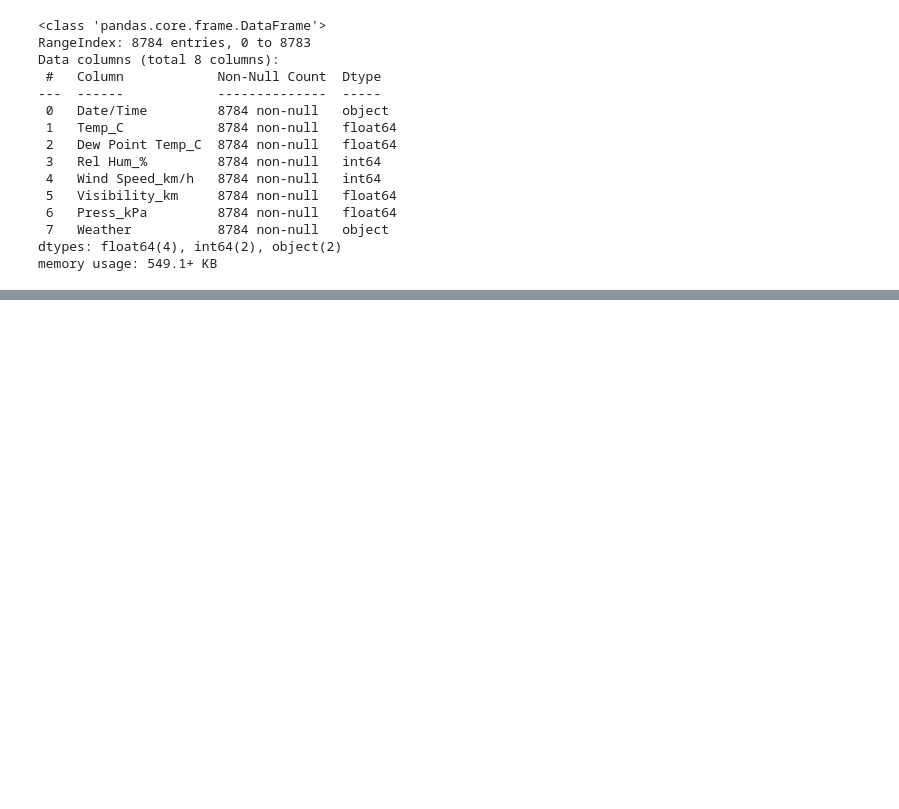
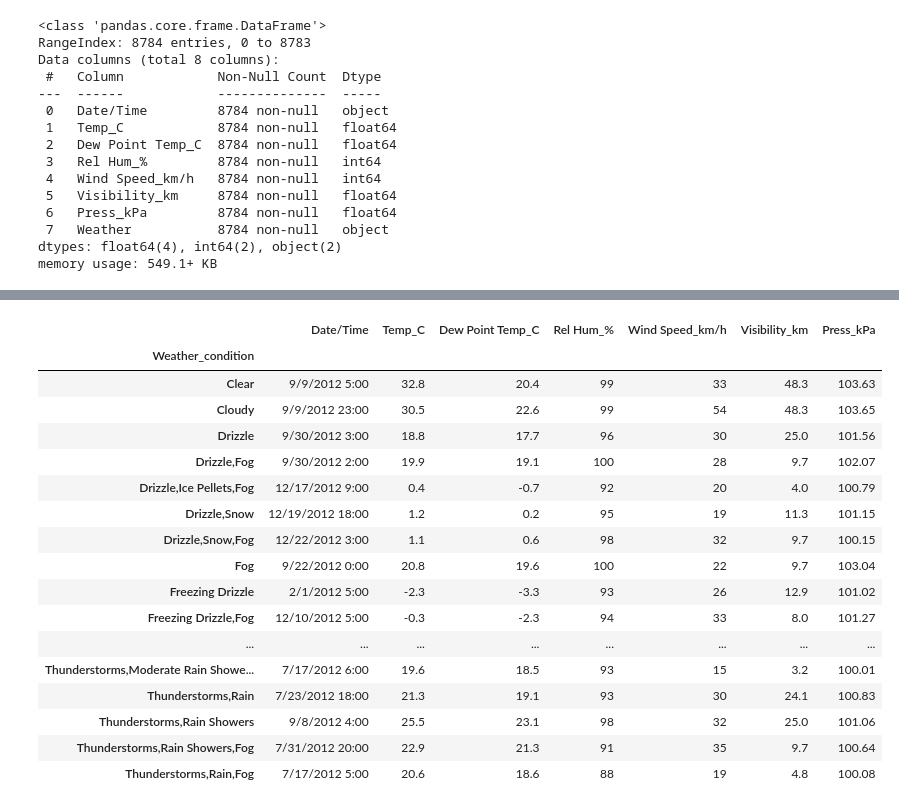
Before and after one commit to hkapri/Projects, a Jupyter notebook: weather_data_analysis/weather_data.ipynb, the cells around one changed output, grey strips where cells are left out. Saved outputs shown, nothing was run; the diff lists cells and outputs as text; code cells hidden in the pictures; blank space fills up the shorter version.

```diff
--- a/weather_data_analysis/weather_data.ipynb
+++ b/weather_data_analysis/weather_data.ipynb
@@ -181,0 +388,23 @@ memory usage: 549.1+ KB
+# %%
+# Max Values
+
+data.groupby('Weather_condition').max()
+# %% [output]
+|  | Date/Time | Temp_C | Dew Point Temp_C | Rel Hum_% | Wind Speed_km/h | Visibility_km | Press_kPa |
+| Weather_condition |  |  |  |  |  |  |  |
+| Clear | 9/9/2012 5:00 | 32.8 | 20.4 | 99 | 33 | 48.3 | 103.63 |
+| Cloudy | 9/9/2012 23:00 | 30.5 | 22.6 | 99 | 54 | 48.3 | 103.65 |
+| Drizzle | 9/30/2012 3:00 | 18.8 | 17.7 | 96 | 30 | 25.0 | 101.56 |
+| Drizzle,Fog | 9/30/2012 2:00 | 19.9 | 19.1 | 100 | 28 | 9.7 | 102.07 |
+| Drizzle,Ice Pellets,Fog | 12/17/2012 9:00 | 0.4 | -0.7 | 92 | 20 | 4.0 | 100.79 |
+| Drizzle,Snow | 12/19/2012 18:00 | 1.2 | 0.2 | 95 | 19 | 11.3 | 101.15 |
+| Drizzle,Snow,Fog | 12/22/2012 3:00 | 1.1 | 0.6 | 98 | 32 | 9.7 | 100.15 |
+| Fog | 9/22/2012 0:00 | 20.8 | 19.6 | 100 | 22 | 9.7 | 103.04 |
+| Freezing Drizzle | 2/1/2012 5:00 | -2.3 | -3.3 | 93 | 26 | 12.9 | 101.02 |
+| Freezing Drizzle,Fog | 12/10/2012 5:00 | -0.3 | -2.3 | 94 | 33 | 8.0 | 101.27 |
+| ... | ... | ... | ... | ... | ... | ... | ... |
+| Thunderstorms,Moderate Rain Showe... | 7/17/2012 6:00 | 19.6 | 18.5 | 93 | 15 | 3.2 | 100.01 |
+| Thunderstorms,Rain | 7/23/2012 18:00 | 21.3 | 19.1 | 93 | 30 | 24.1 | 100.83 |
+| Thunderstorms,Rain Showers | 9/8/2012 4:00 | 25.5 | 23.1 | 98 | 32 | 25.0 | 101.06 |
+| Thunderstorms,Rain Showers,Fog | 7/31/2012 20:00 | 22.9 | 21.3 | 91 | 35 | 9.7 | 100.64 |
+| Thunderstorms,Rain,Fog | 7/17/2012 5:00 | 20.6 | 18.6 | 88 | 19 | 4.8 | 100.08 |
```
Also changed, not shown: parts of 29 cells of this notebook.
